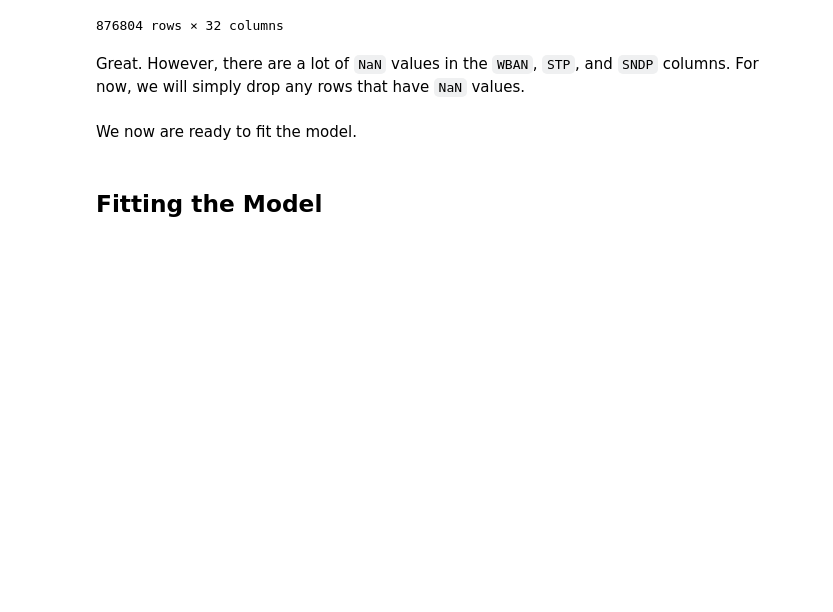
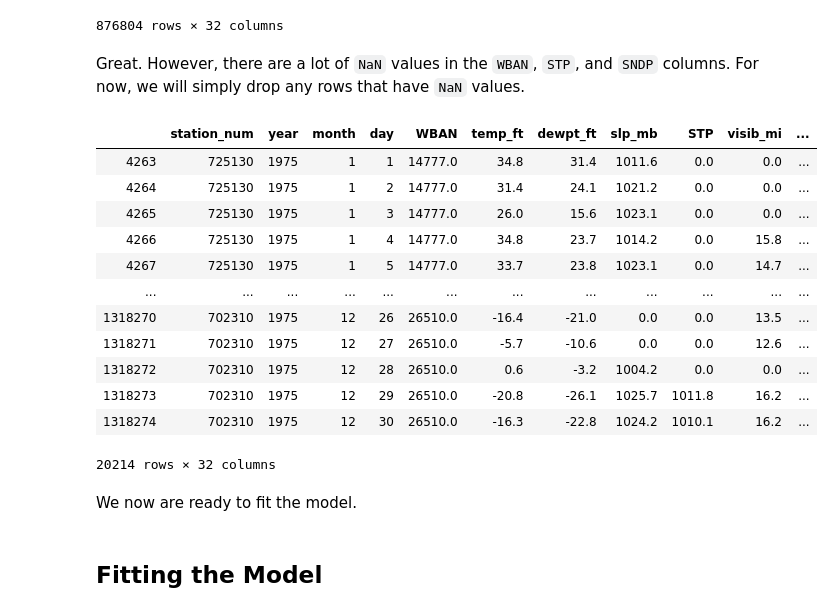
Before and after one commit to emilyhasson/gsod-analysis, a Jupyter notebook: gsod-analysis-part-1.ipynb, the cells around one changed output. Saved outputs shown, nothing was run; the diff lists cells and outputs as text; code cells hidden in the pictures; blank space fills up the shorter version.

```diff
--- a/gsod-analysis-part-1.ipynb
+++ b/gsod-analysis-part-1.ipynb
@@ -98,6 +100,22 @@ df
 Great. However, there are a lot of `NaN` values in the `WBAN`, `STP`, and `SNDP` columns. For now, we will simply drop any rows that have `NaN` values.
 # %%
 df = df.dropna()
+# %%
+df
+# %% [output]
+|  | station_num | year | month | day | WBAN | temp_ft | dewpt_ft | slp_mb | STP | visib_mi | ... |
+| 4263 | 725130 | 1975 | 1 | 1 | 14777.0 | 34.8 | 31.4 | 1011.6 | 0.0 | 0.0 | ... |
+| 4264 | 725130 | 1975 | 1 | 2 | 14777.0 | 31.4 | 24.1 | 1021.2 | 0.0 | 0.0 | ... |
+| 4265 | 725130 | 1975 | 1 | 3 | 14777.0 | 26.0 | 15.6 | 1023.1 | 0.0 | 0.0 | ... |
+| 4266 | 725130 | 1975 | 1 | 4 | 14777.0 | 34.8 | 23.7 | 1014.2 | 0.0 | 15.8 | ... |
+| 4267 | 725130 | 1975 | 1 | 5 | 14777.0 | 33.7 | 23.8 | 1023.1 | 0.0 | 14.7 | ... |
+| ... | ... | ... | ... | ... | ... | ... | ... | ... | ... | ... | ... |
+| 1318270 | 702310 | 1975 | 12 | 26 | 26510.0 | -16.4 | -21.0 | 0.0 | 0.0 | 13.5 | ... |
+| 1318271 | 702310 | 1975 | 12 | 27 | 26510.0 | -5.7 | -10.6 | 0.0 | 0.0 | 12.6 | ... |
+| 1318272 | 702310 | 1975 | 12 | 28 | 26510.0 | 0.6 | -3.2 | 1004.2 | 0.0 | 0.0 | ... |
+| 1318273 | 702310 | 1975 | 12 | 29 | 26510.0 | -20.8 | -26.1 | 1025.7 | 1011.8 | 16.2 | ... |
+| 1318274 | 702310 | 1975 | 12 | 30 | 26510.0 | -16.3 | -22.8 | 1024.2 | 1010.1 | 16.2 | ... |
+20214 rows × 32 columns
 # %% [markdown]
 We now are ready to fit the model.
 # %% [markdown]
```
Also changed, not shown: parts of 9 cells of this notebook, 2 other files.
